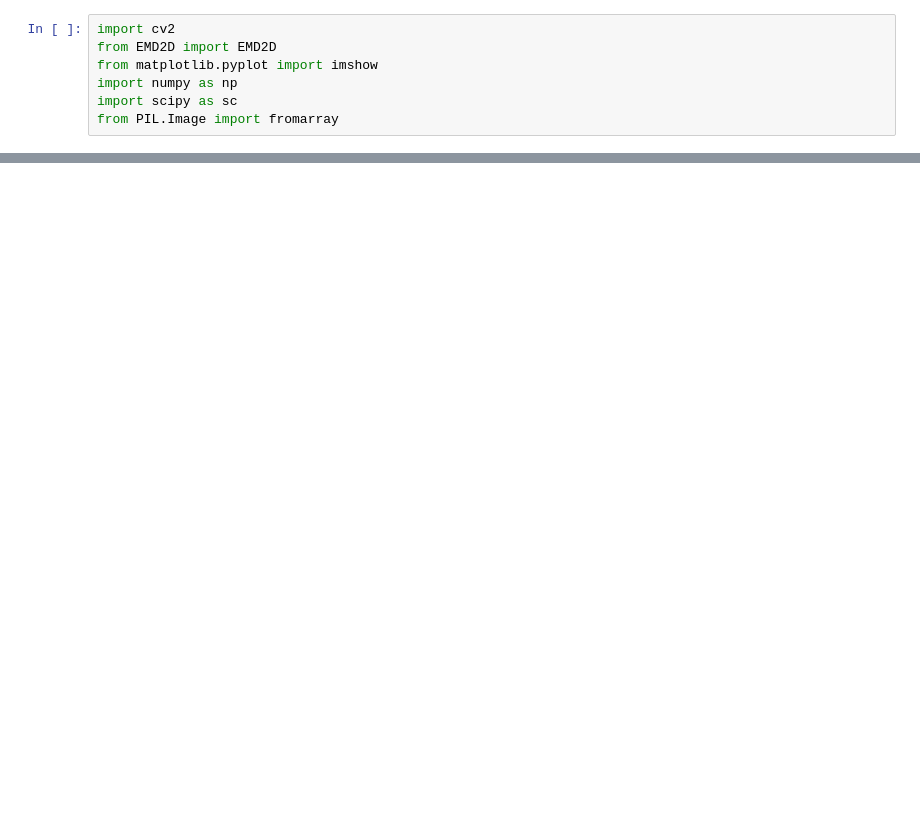
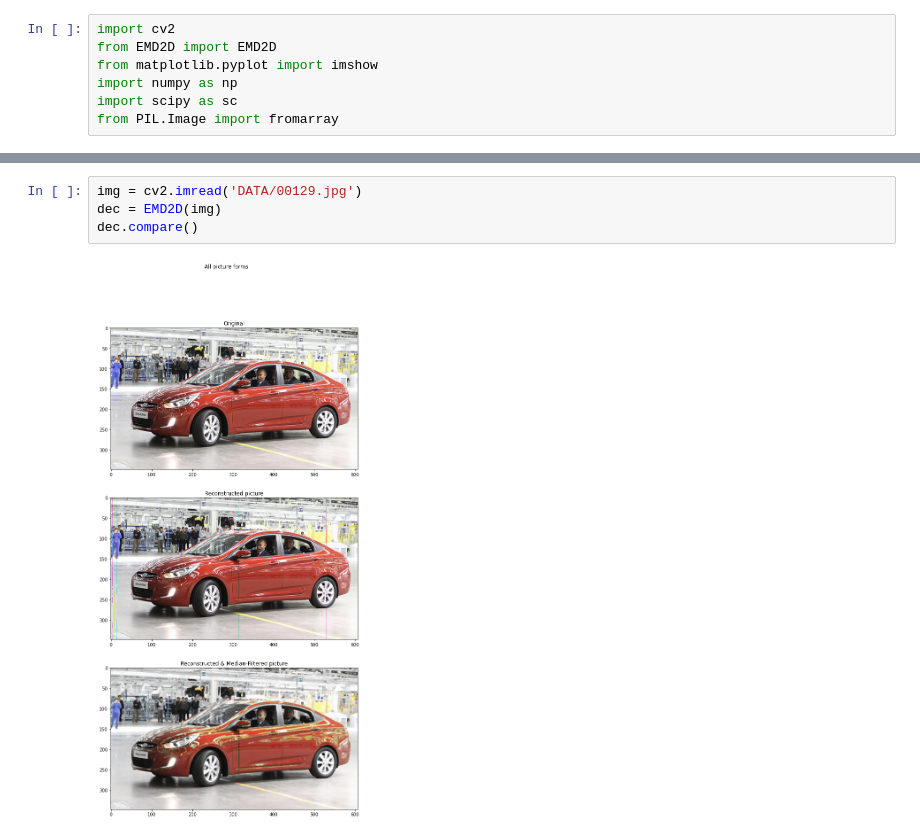
Before and after one commit to Matt88Ac/Hilbert-Huang-Transform-Super-Resolution, a Jupyter notebook: Runner.ipynb, the cells around one changed output, grey strips where cells are left out. Cells and saved outputs as stored; diff of their text form; blank space fills up the shorter version.

```diff
--- a/Runner.ipynb
+++ b/Runner.ipynb
@@ -13,0 +14,6 @@ dec.compare()
+# %%
+img = cv2.imread('DATA/00129.jpg')
+dec = EMD2D(img)
+dec.compare()
+# %% [output]
+[figure, added]
```
Also changed, not shown: parts of 2 cells of this notebook, 1 other file.
